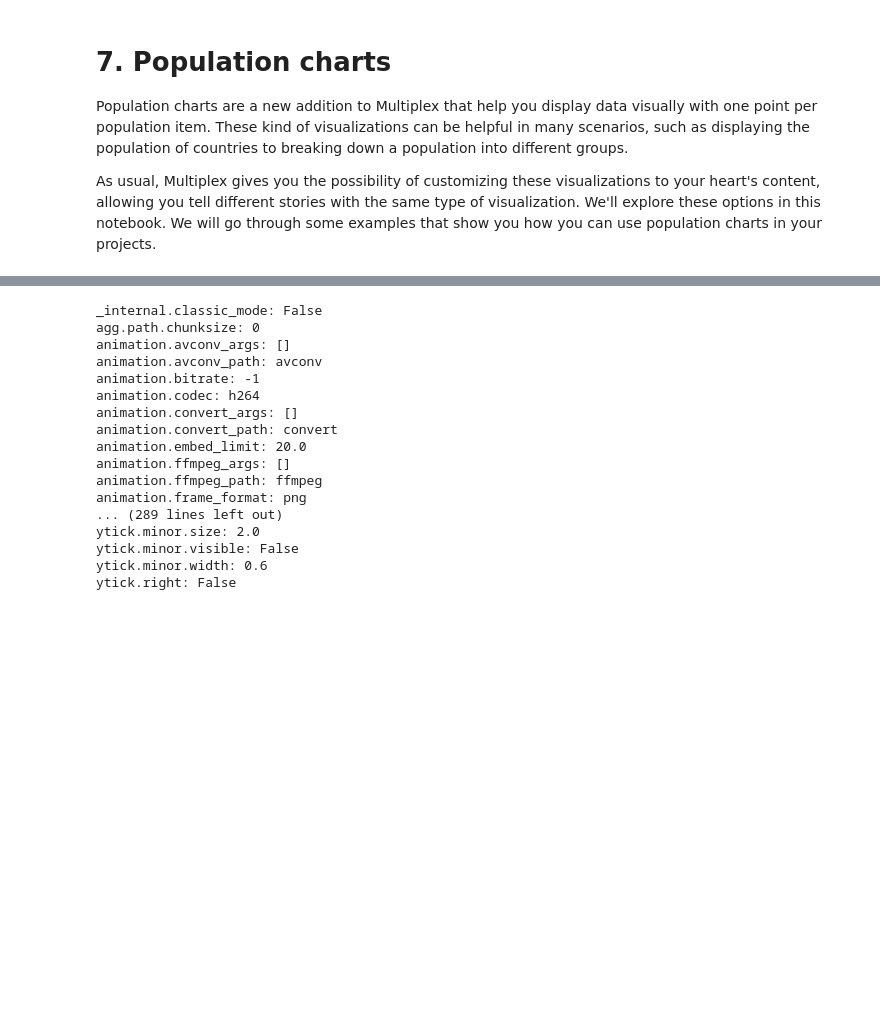
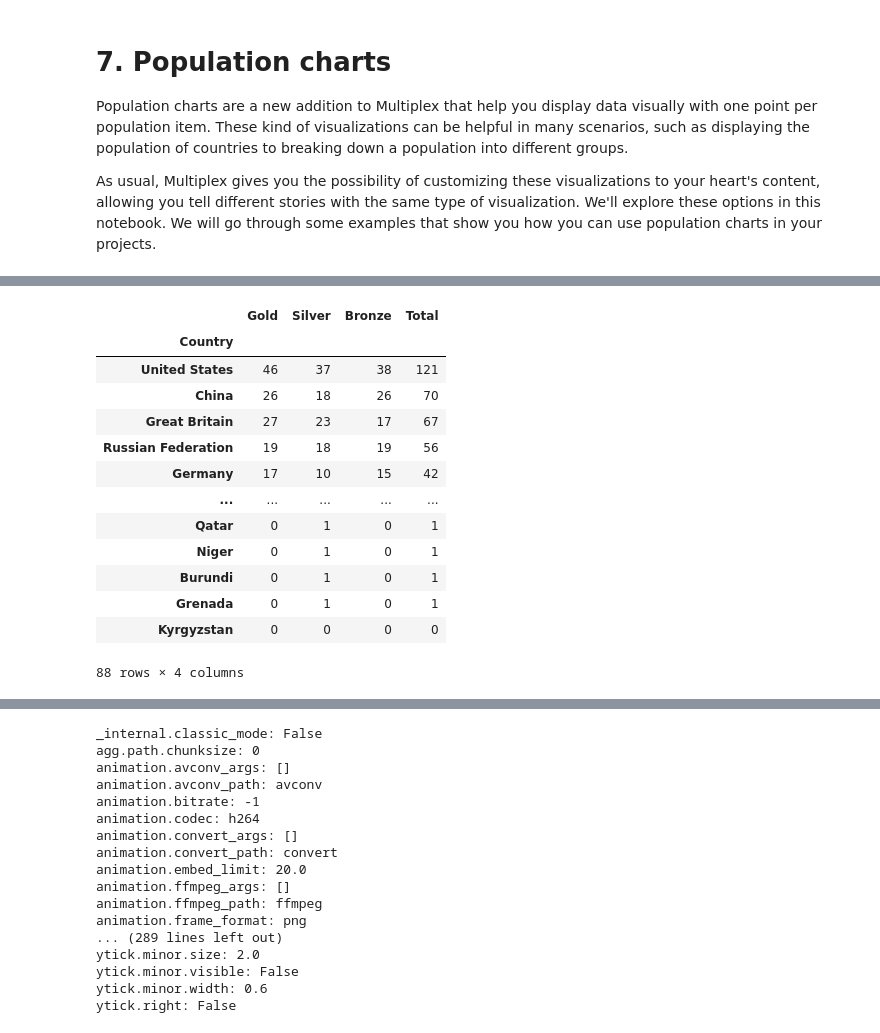
Before and after one commit to NicholasMamo/multiplex-plot, a Jupyter notebook: examples/7. Population charts.ipynb, the cells around one changed output, grey strips where cells are left out. Drawn from its saved outputs; the diff is of its cells as text; code cells hidden in the pictures; blank space fills up the shorter version.

```diff
--- a/examples/7. Population charts.ipynb
+++ b/examples/7. Population charts.ipynb
@@ -24 +27,23 @@ if path not in sys.path:
+# %%
+# load the data
+df = pd.read_csv('data/2016-olympics-medals.csv')
+df = df.set_index('Country')
+df['Total'] = df.Gold + df.Silver + df.Bronze
+df = df.sort_values(by='Total', ascending=False)
+df
+# %% [output]
+|  | Gold | Silver | Bronze | Total |
+| Country |  |  |  |  |
+| United States | 46 | 37 | 38 | 121 |
+| China | 26 | 18 | 26 | 70 |
+| Great Britain | 27 | 23 | 17 | 67 |
+| Russian Federation | 19 | 18 | 19 | 56 |
+| Germany | 17 | 10 | 15 | 42 |
+| ... | ... | ... | ... | ... |
+| Qatar | 0 | 1 | 0 | 1 |
+| Niger | 0 | 1 | 0 | 1 |
+| Burundi | 0 | 1 | 0 | 1 |
+| Grenada | 0 | 1 | 0 | 1 |
+| Kyrgyzstan | 0 | 0 | 0 | 0 |
+88 rows × 4 columns
 # %%
```
Also changed, not shown: parts of 3 cells of this notebook, 1 other file.
